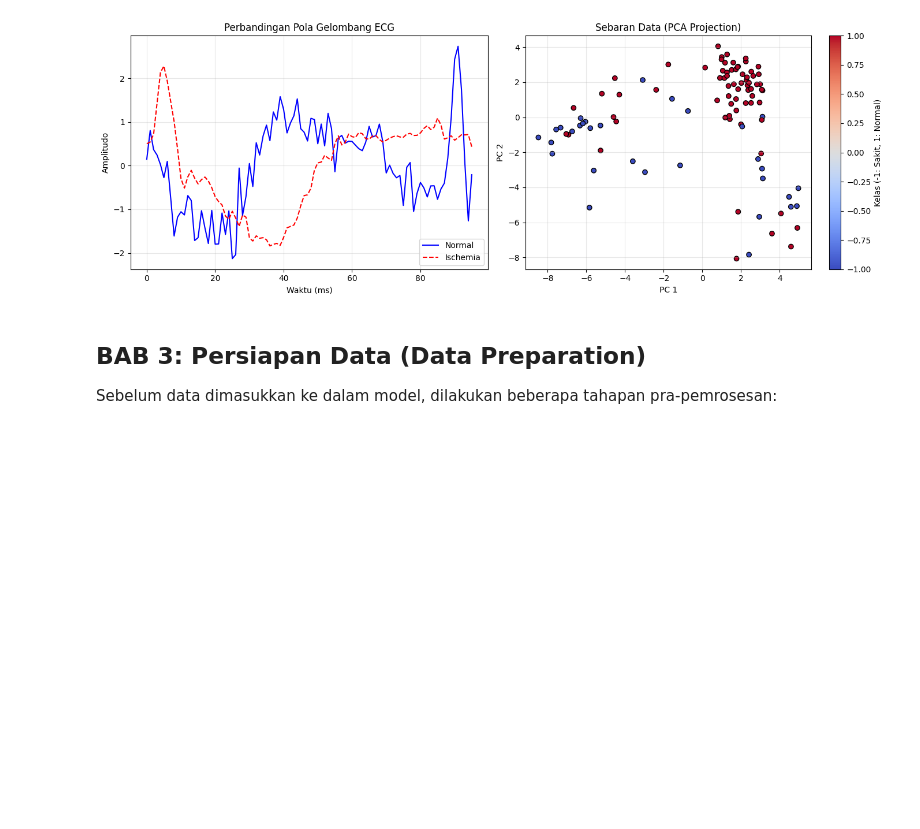
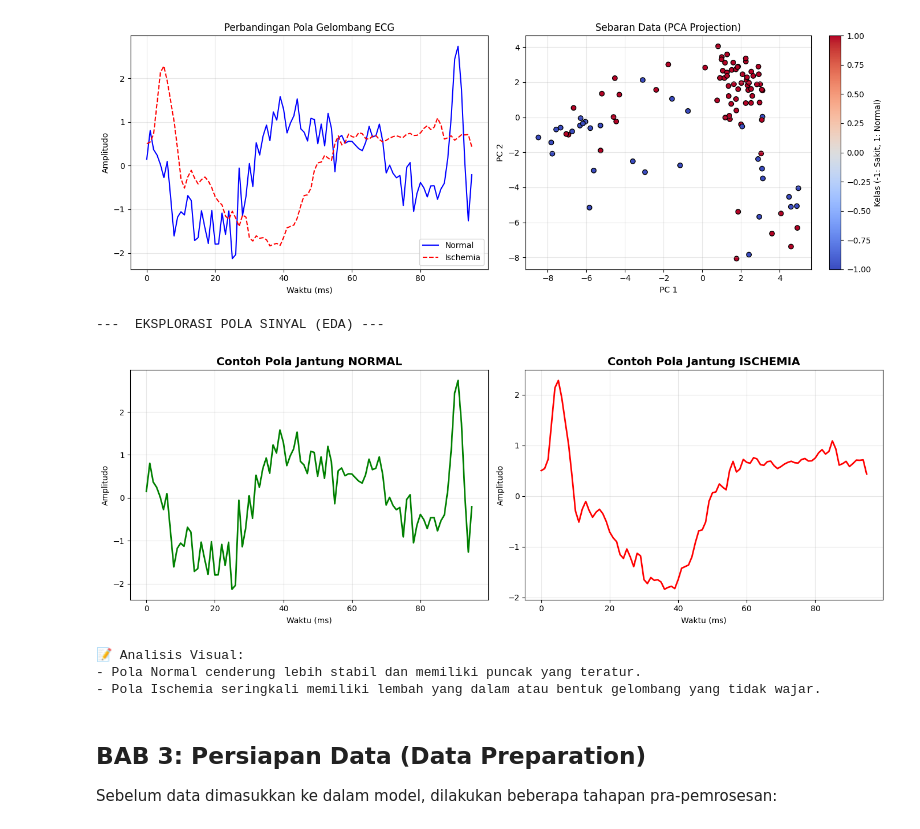
Before and after one commit to Fianata/proyek-sains-data, a Jupyter notebook: psd/psd_uas.ipynb, the cells around one changed output. Cells and saved outputs as stored; diff of their text form; code cells hidden in the pictures; blank space fills up the shorter version.

```diff
--- a/psd/psd_uas.ipynb
+++ b/psd/psd_uas.ipynb
@@ -129,6 +136,45 @@ plt.tight_layout()
 plt.show()
 # %% [output]
 [figure]
+# %%
+print("---  EKSPLORASI POLA SINYAL (EDA) ---")
+
+# Ambil satu contoh data dari masing-masing kelas untuk dibandingkan
+# Ilco[:, 1:] artinya kita mengambil semua kolom KECUALI kolom pertama (label)
+sinyal_normal = df_train[df_train[0] == 1].iloc[0, 1:].values
+sinyal_ischemia = df_train[df_train[0] == -1].iloc[0, 1:].values
+
+# Membuat Plot Perbandingan
+plt.figure(figsize=(14, 5))
+
+# Grafik 1: Jantung Normal
+plt.subplot(1, 2, 1)
+plt.plot(sinyal_normal, color='green', linewidth=2)
+plt.title('Contoh Pola Jantung NORMAL', fontsize=14, fontweight='bold')
+plt.xlabel('Waktu (ms)')
+plt.ylabel('Amplitudo')
+plt.grid(True, alpha=0.3)
+
+# Grafik 2: Jantung Ischemia
+plt.subplot(1, 2, 2)
+plt.plot(sinyal_ischemia, color='red', linewidth=2)
+plt.title('Contoh Pola Jantung ISCHEMIA', fontsize=14, fontweight='bold')
+plt.xlabel('Waktu (ms)')
+plt.ylabel('Amplitudo')
+plt.grid(True, alpha=0.3)
+
+plt.tight_layout()
+plt.show()
+
+print("📝 Analisis Visual:")
+print("- Pola Normal cenderung lebih stabil dan memiliki puncak yang teratur.")
+print("- Pola Ischemia seringkali memiliki lembah yang dalam atau bentuk gelombang yang tidak wajar.")
+# %% [output]
+---  EKSPLORASI POLA SINYAL (EDA) ---
+[figure, added]
+📝 Analisis Visual:
+- Pola Normal cenderung lebih stabil dan memiliki puncak yang teratur.
+- Pola Ischemia seringkali memiliki lembah yang dalam atau bentuk gelombang yang tidak wajar.
 # %% [markdown]
 ## **BAB 3: Persiapan Data (Data Preparation)**
 
```
Also changed, not shown: parts of 4 cells of this notebook.
